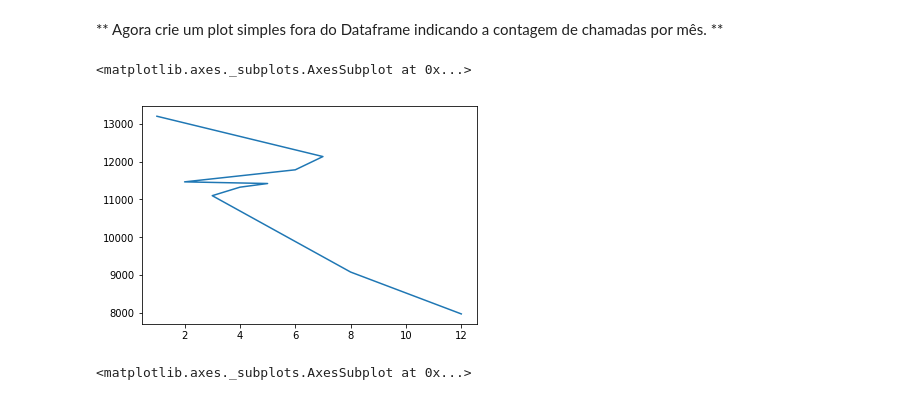
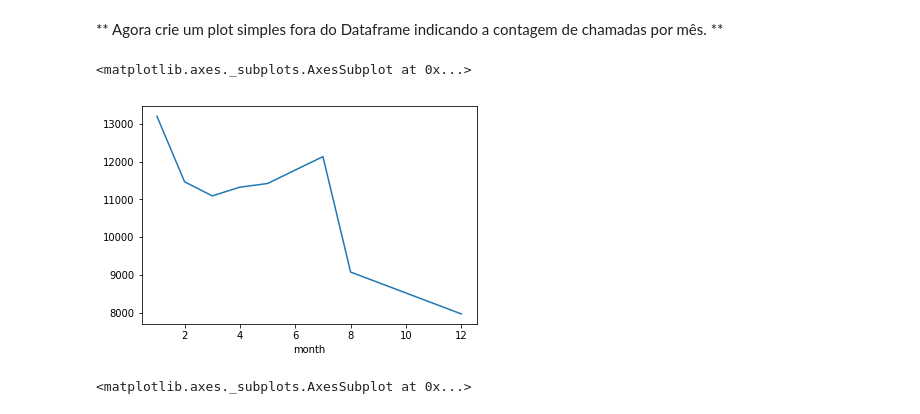
Before and after one commit to thbighead/jupyter-studies, a Jupyter notebook: Python-Data-Science-and-Machine-Learning-Bootcamp/4. Projetos de dados/Projeto - Ligações para o 911.ipynb, the cells around one changed output. Drawn from its saved outputs; the diff is of its cells as text; code cells hidden in the pictures.

```diff
--- a/Python-Data-Science-and-Machine-Learning-Bootcamp/4. Projetos de dados/Projeto - Ligações para o 911.ipynb
+++ b/Python-Data-Science-and-Machine-Learning-Bootcamp/4. Projetos de dados/Projeto - Ligações para o 911.ipynb
@@ -198,5 +199,5 @@ _____
 # %% [markdown]
 ** Agora, crie um objeto groupby chamado "byMonth", onde você agrupa o DataFrame pela coluna do mês e use o método count() para agregação. Use o método head() neste DataFrame retornado. **
 # %%
-byMonth = df.groupby('month')
+byMonth = df.groupby('month').count()
 # %%
@@ -211,11 +212,12 @@ byMonth.count().head()
 | 5 | 11423 | 11423 | 11423 | 9946 | 11423 | 11423 | 11420 | 11378 | 11423 | 11423 | 11423 | ... |
 # %% [markdown]
 ** Agora crie um plot simples fora do Dataframe indicando a contagem de chamadas por mês. **
-# %%
-df['month'].value_counts().plot.line(y='index')
-# %% [output]
-<matplotlib.axes._subplots.AxesSubplot at 0x...>
-[figure, removed]
+# %%
+# sim, roubado
+byMonth['twp'].plot.line()
+# %% [output]
+<matplotlib.axes._subplots.AxesSubplot at 0x...>
+[figure, added]
 # %%
 # %% [output]
 <matplotlib.axes._subplots.AxesSubplot at 0x...>
```
Also changed, not shown: parts of 19 cells of this notebook, 1 other file.
